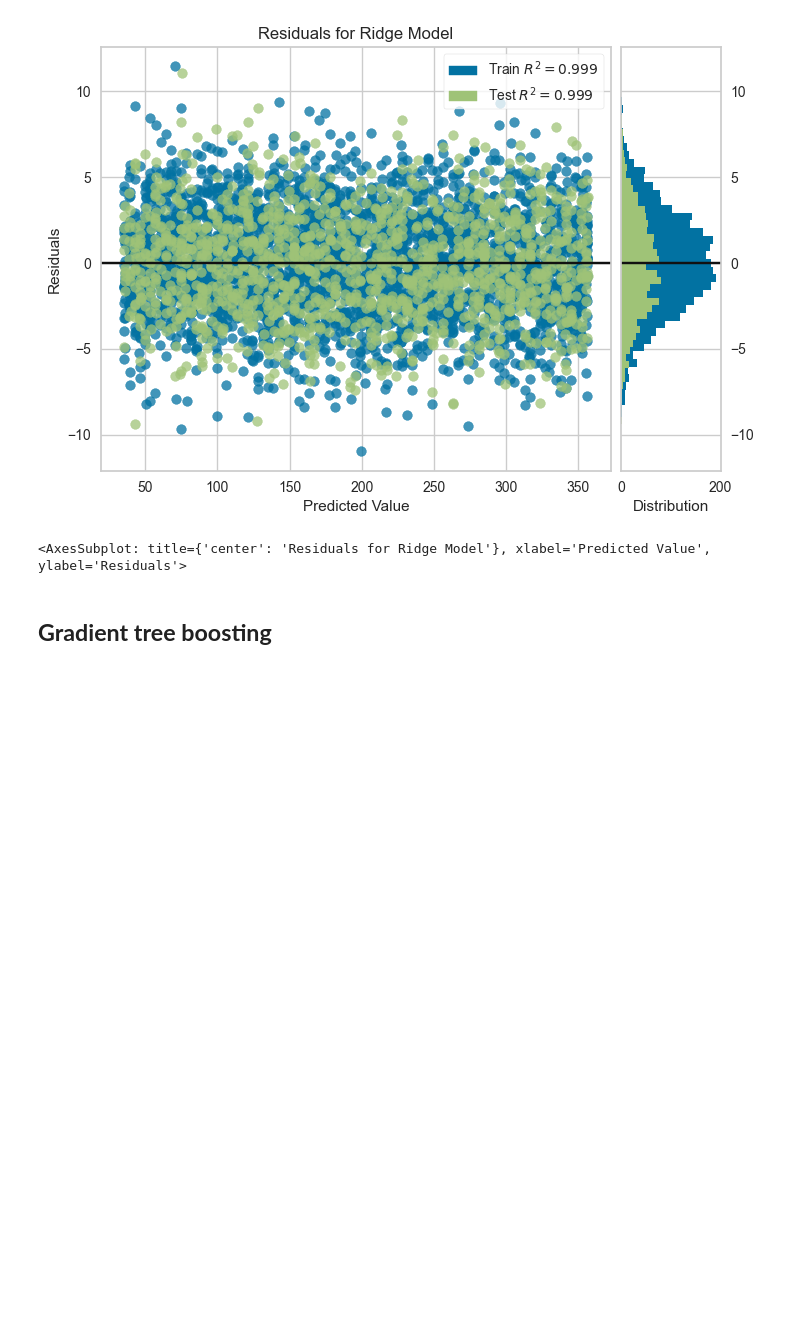
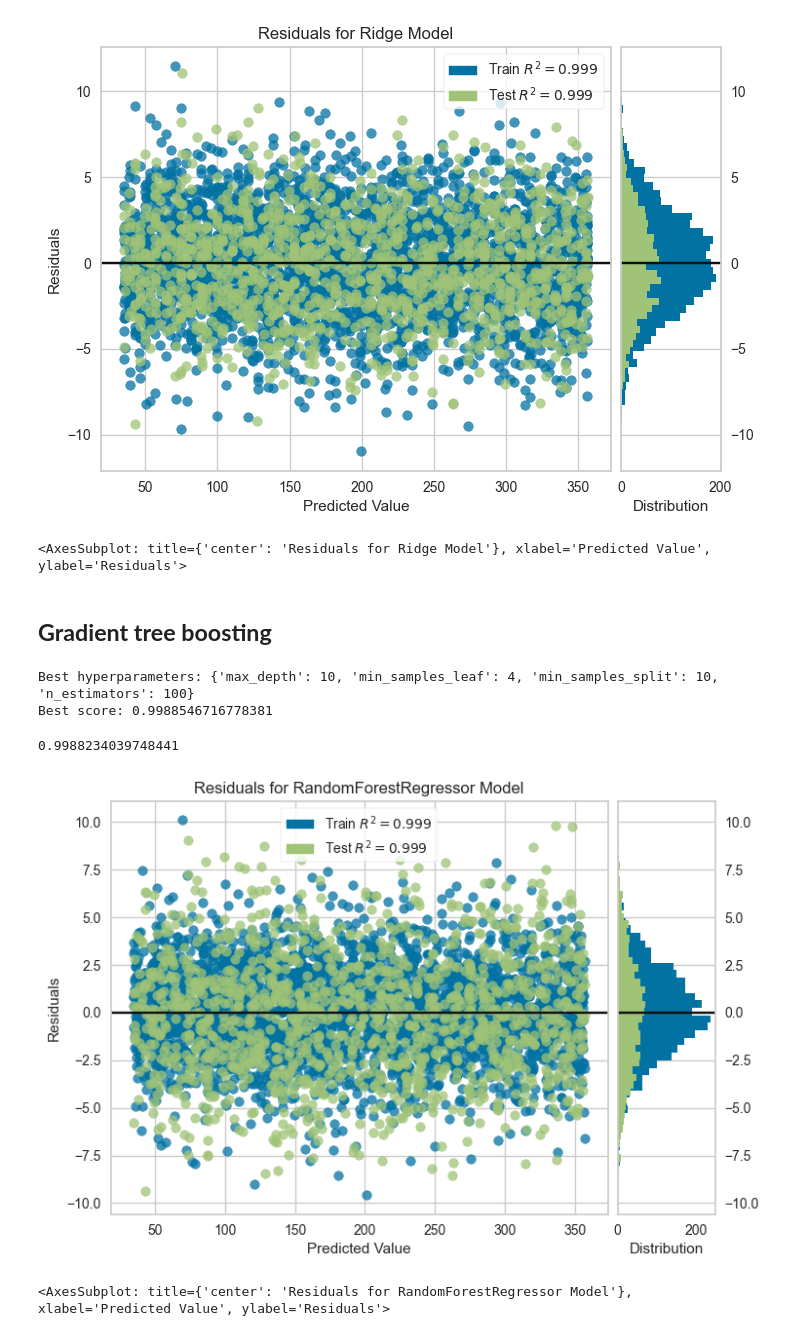
Before and after one commit to Dan-Irl/Regression-ensemble-model, a Jupyter notebook: main.ipynb, the cells around one changed output. Saved outputs shown, nothing was run; the diff lists cells and outputs as text; code cells hidden in the pictures; blank space fills up the shorter version.

Commit message:
Implemented Random Forest Regressor
Implemented using scikitlearn RandomForestRegressor

```diff
--- a/main.ipynb
+++ b/main.ipynb
@@ -40,3 +48,45 @@ visualizer.show()
 <AxesSubplot: title={'center': 'Residuals for Ridge Model'}, xlabel='Predicted Value', ylabel='Residuals'>
 # %% [markdown]
 ## **Gradient tree boosting**
+# %%
+from sklearn.ensemble import RandomForestRegressor
+
+RFR = RandomForestRegressor()
+
+# Define the parameter grid
+param_grid = {
+    'n_estimators': [10, 50, 100,150,200],
+    'max_depth': [None, 5, 10],
+    'min_samples_split': [2, 5, 10],
+    'min_samples_leaf': [1, 2, 4]
+}
+
+# Create a GridSearchCV object with 5-fold cross-validation
+grid_search = GridSearchCV(estimator=RFR, param_grid=param_grid, cv=5,n_jobs=-1)
+
+# Fit the GridSearchCV object to the data
+grid_search.fit(data_train, target_train)
+
+# Print the best hyperparameters and their corresponding score
+print('Best hyperparameters:', grid_search.best_params_)
+print('Best score:', grid_search.best_score_)
+
+RFR.set_params(**grid_search.best_params_)
+RFR.fit(data_train, target_train)
+RFR.score(data_test, target_test.flatten())
+
+estimators.append(('Random forest', RFR))
+# %% [output]
+Best hyperparameters: {'max_depth': 10, 'min_samples_leaf': 4, 'min_samples_split': 10, 'n_estimators': 100}
+Best score: 0.9988546716778381
+0.9988234039748441
+# %%
+# visualize the model performance using yellowbrick
+visualizer = ResidualsPlot(RFR)
+visualizer.fit(data_train, target_train)  # Fit the training data to the visualizer
+visualizer.score(data_test, target_test)  # Evaluate the model on the test data
+plt.title
+visualizer.show()
+# %% [output]
+[figure, added]
+<AxesSubplot: title={'center': 'Residuals for RandomForestRegressor Model'}, xlabel='Predicted Value', ylabel='Residuals'>
```
Also changed, not shown: parts of 3 cells of this notebook.
